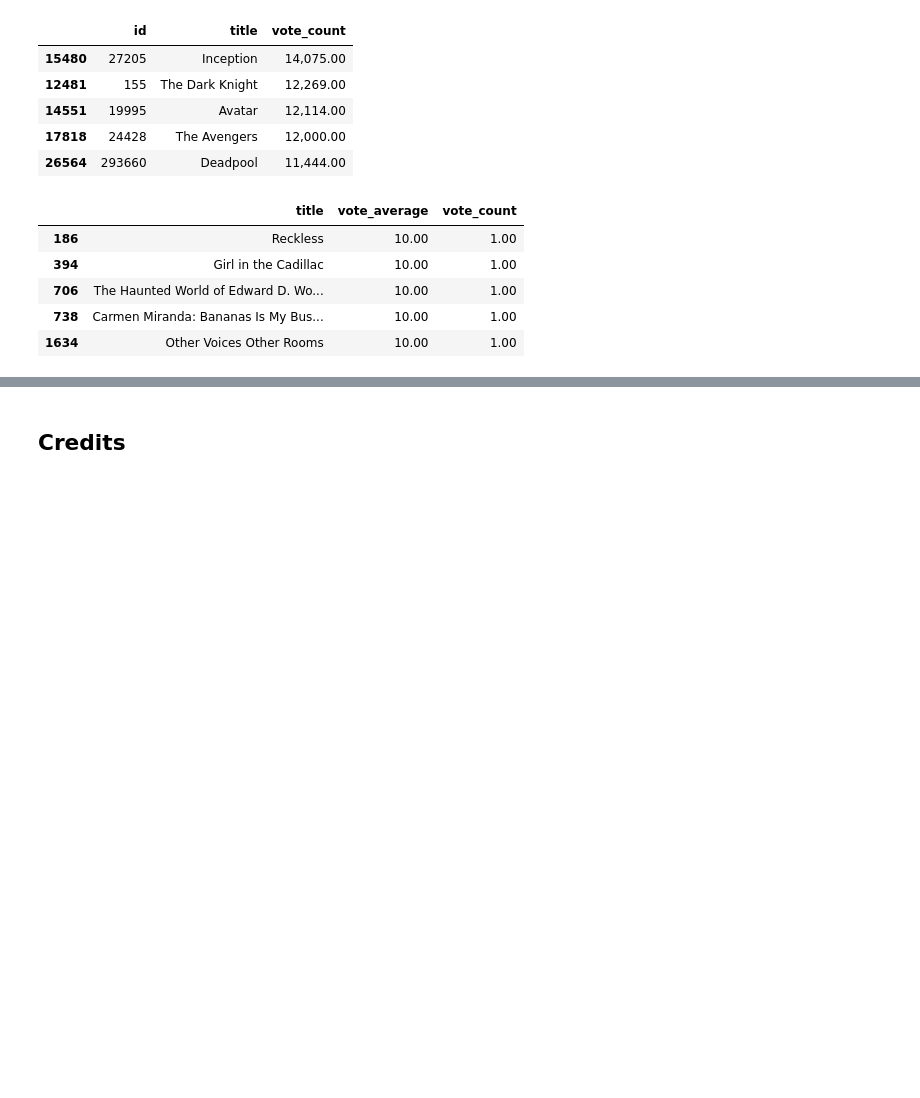
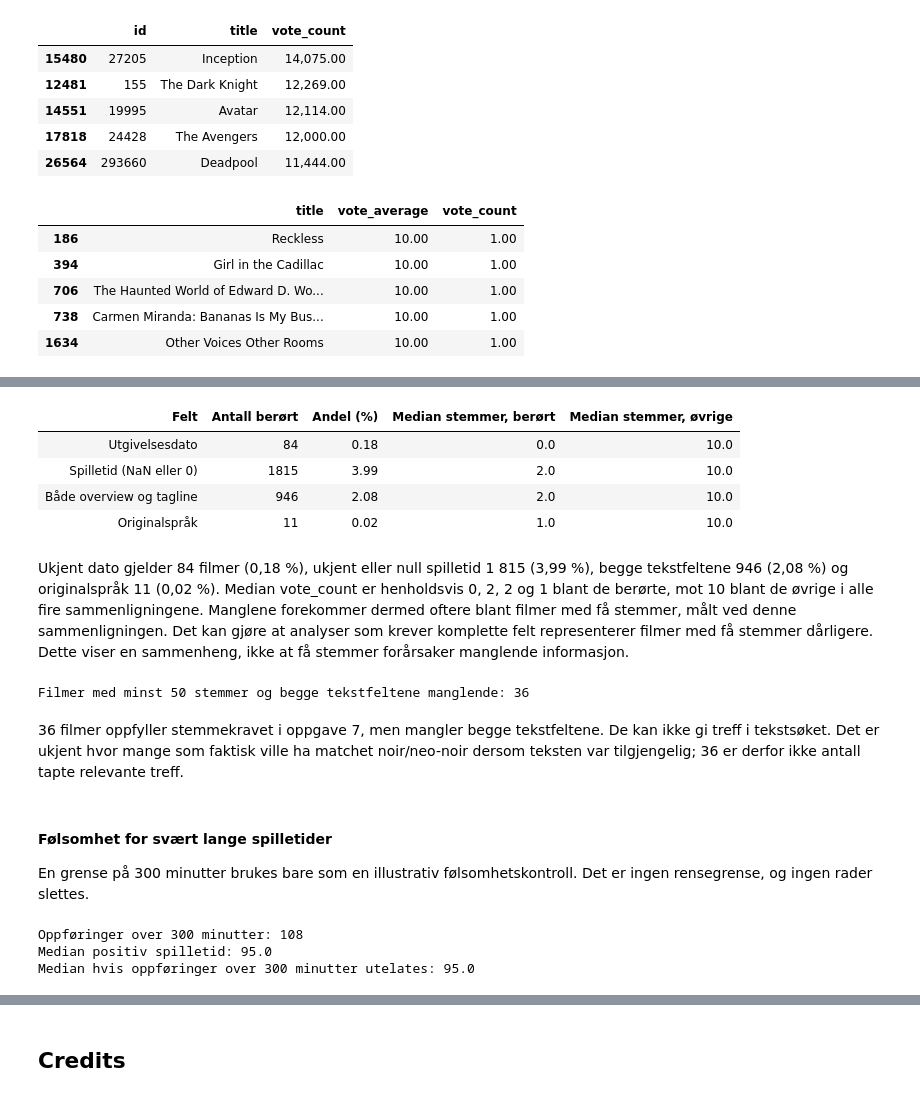
Before and after one commit to didrikjensen/sdd_assignment_3, a Jupyter notebook: eda.ipynb, the cells around one changed output, grey strips where cells are left out. Drawn from its saved outputs; the diff is of its cells as text; code cells hidden in the pictures; blank space fills up the shorter version.

Commit message:
flette sammen eda_tahir og eda_didrik

```diff
--- a/eda.ipynb
+++ b/eda.ipynb
@@ -630,0 +629,52 @@ De fem viste filmene med rating 10 har bare én stemme hver. Det viser hvorfor v
+# %%
+analyse_metadata = df_movie_metadata.sort_values(
+    "vote_count", ascending=False, kind="stable"
+).drop_duplicates(subset=["id"]).copy()
+
+mangler = {
+    "Utgivelsesdato": analyse_metadata["release_date"].isna(),
+    "Spilletid (NaN eller 0)": analyse_metadata["runtime"].isna() | analyse_metadata["runtime"].eq(0),
+    "Både overview og tagline": analyse_metadata[["overview", "tagline"]].isna().all(axis=1),
+    "Originalspråk": analyse_metadata["original_language"].isna()
+}
+
+sammenligning = []
+for felt, mask in mangler.items():
+    sammenligning.append({
+        "Felt": felt,
+        "Antall berørt": int(mask.sum()),
+        "Andel (%)": round(mask.mean() * 100, 2),
+        "Median stemmer, berørt": analyse_metadata.loc[mask, "vote_count"].median(),
+        "Median stemmer, øvrige": analyse_metadata.loc[~mask, "vote_count"].median()
+    })
+
+pd.DataFrame(sammenligning)
+# %% [output]
+| Felt | Antall berørt | Andel (%) | Median stemmer, berørt | Median stemmer, øvrige |
+| Utgivelsesdato | 84 | 0.18 | 0.0 | 10.0 |
+| Spilletid (NaN eller 0) | 1815 | 3.99 | 2.0 | 10.0 |
+| Både overview og tagline | 946 | 2.08 | 2.0 | 10.0 |
+| Originalspråk | 11 | 0.02 | 1.0 | 10.0 |
+# %% [markdown]
+Ukjent dato gjelder 84 filmer (0,18 %), ukjent eller null spilletid 1 815 (3,99 %), begge tekstfeltene 946 (2,08 %) og originalspråk 11 (0,02 %). Median vote_count er henholdsvis 0, 2, 2 og 1 blant de berørte, mot 10 blant de øvrige i alle fire sammenligningene. Manglene forekommer dermed oftere blant filmer med få stemmer, målt ved denne sammenligningen. Det kan gjøre at analyser som krever komplette felt representerer filmer med få stemmer dårligere. Dette viser en sammenheng, ikke at få stemmer forårsaker manglende informasjon.
+# %%
+uten_tekst = mangler["Både overview og tagline"]
+print("Filmer med minst 50 stemmer og begge tekstfeltene manglende:",
+      (uten_tekst & analyse_metadata["vote_count"].ge(50)).sum())
+# %% [output]
+Filmer med minst 50 stemmer og begge tekstfeltene manglende: 36
+# %% [markdown]
+36 filmer oppfyller stemmekravet i oppgave 7, men mangler begge tekstfeltene. De kan ikke gi treff i tekstsøket. Det er ukjent hvor mange som faktisk ville ha matchet noir/neo-noir dersom teksten var tilgjengelig; 36 er derfor ikke antall tapte relevante treff.
+# %% [markdown]
+#### Følsomhet for svært lange spilletider
+En grense på 300 minutter brukes bare som en illustrativ følsomhetskontroll. Det er ingen rensegrense, og ingen rader slettes.
+# %%
+positiv_runtime = analyse_metadata.loc[analyse_metadata["runtime"] > 0, "runtime"]
+print("Oppføringer over 300 minutter:", (positiv_runtime > 300).sum())
+print("Median positiv spilletid:", positiv_runtime.median())
+print("Median hvis oppføringer over 300 minutter utelates:",
+      positiv_runtime[positiv_runtime <= 300].median())
+# %% [output]
+Oppføringer over 300 minutter: 108
+Median positiv spilletid: 95.0
+Median hvis oppføringer over 300 minutter utelates: 95.0
```
Also changed, not shown: parts of 36 cells of this notebook.
